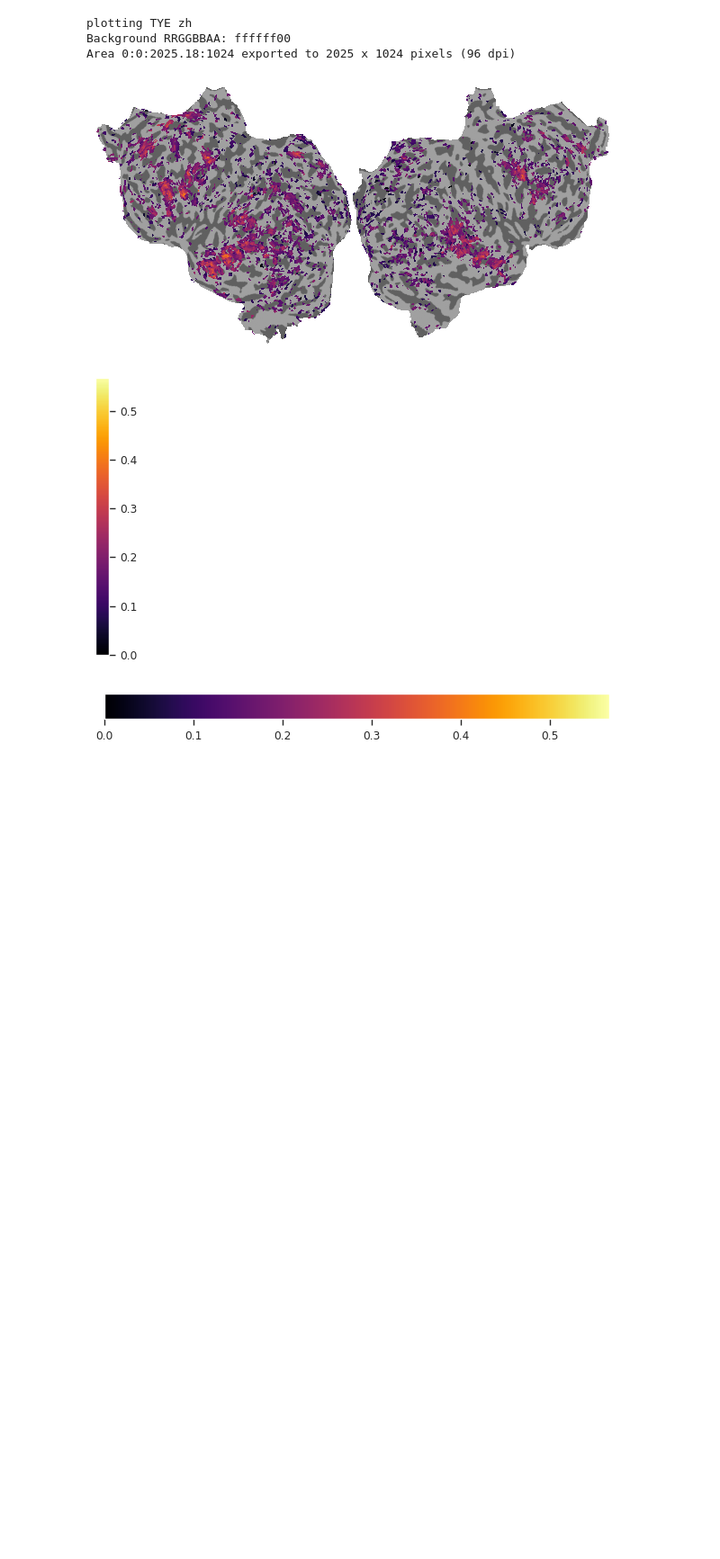
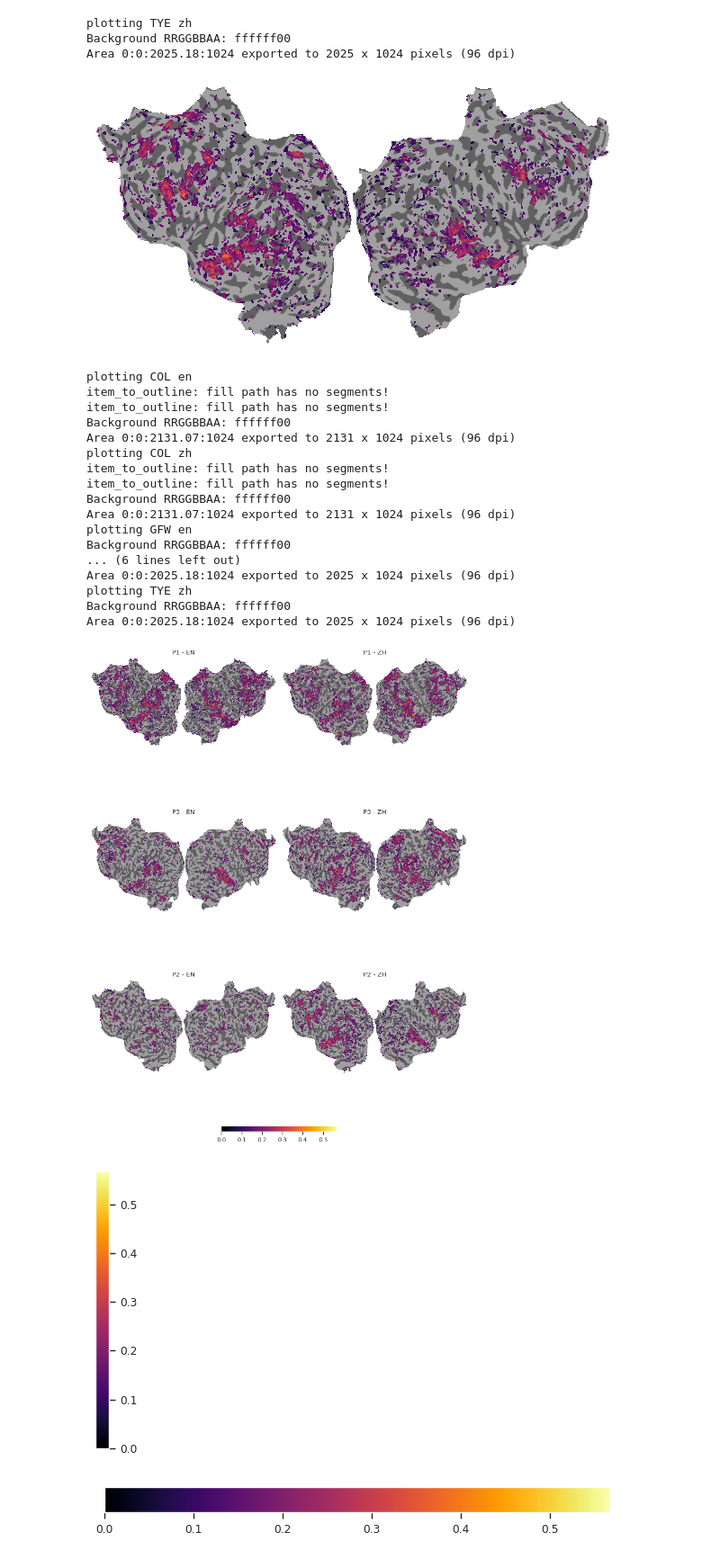
Before and after one commit to bramantyois/multilang_timescale, a Jupyter notebook: notebook/03_plots/01_timescale_pred_score.ipynb, the cells around one changed output. Shown at 90% size. Drawn from its saved outputs; the diff is of its cells as text; code cells hidden in the pictures; blank space fills up the shorter version.

```diff
--- a/notebook/03_plots/01_timescale_pred_score.ipynb
+++ b/notebook/03_plots/01_timescale_pred_score.ipynb
@@ -103,8 +104,8 @@ def get_stats(subject_id: str):
     zh_stat = get_valid_result(zh_stat, keyword, metric=result_metric, alpha=alpha)
 
     if result_metric == 'r2':
-        en_stat = np.maximum(0, np.sqrt(en_stat))
-        zh_stat = np.maximum(0, np.sqrt(zh_stat))
+        en_stat = np.sqrt(np.maximum(0, en_stat))
+        zh_stat = np.sqrt(np.maximum(0, zh_stat))
 
     return {
         'en': en_stat,
@@ -181,6 +228,76 @@ plotting TYE zh
 Background RRGGBBAA: ffffff00
 Area 0:0:2025.18:1024 exported to 2025 x 1024 pixels (96 dpi)
 [figure]
+# %%
+fig = plt.figure(figsize=figsize_dict['a4_portrait'])
+
+gs = fig.add_gridspec(4, 2, height_ratios=[1, 1, 1, 0.2])
+
+languages = ['en', 'zh']
+
+for i,id in enumerate(subject_ids):
+    surface_dict = get_surface_dict(id)
+    for j, lang in enumerate(languages):
+        print(f"plotting {id} {lang}")
+        score = stats[id][lang]
+
+        ax = fig.add_subplot(gs[i, j])
+
+        plot_simple_flatmap(
+            score,
+            surface_dict,
+            vmin=vmin,
+            vmax=vmax,
+            cmap='inferno',
+            ax = ax,
+        )
+        # write language on top middle
+        ax.set_title(f"{id_to_label[id]} - {lang.upper()}")
+
+        # write subject id if first column
+
+
+# now colorbar
+ax = fig.add_subplot(gs[-1, :])
+cax = ax.inset_axes([0.1, 0.1, 0.8, 0.8])
+
+cmap = plt.get_cmap('inferno')
+norm = plt.Normalize(vmin, vmax)
+
+sm = plt.cm.ScalarMappable(cmap=cmap, norm=norm)
+sm.set_array([])
+
+plt.colorbar(sm, ax=ax, orientation='horizontal', )
+
+ax.remove()
+# save images
+save_path=f".temp/image/{analysis_name}/pred_score_flatmap.png"
+
+if not os.path.exists(os.path.dirname(save_path)):
+    os.makedirs(os.path.dirname(save_path))
+
+plt.tight_layout()
+plt.savefig(save_path, dpi=300)
+plt.show()
+# %% [output]
+plotting COL en
+item_to_outline: fill path has no segments!
+item_to_outline: fill path has no segments!
+Background RRGGBBAA: ffffff00
+Area 0:0:2131.07:1024 exported to 2131 x 1024 pixels (96 dpi)
+plotting COL zh
+item_to_outline: fill path has no segments!
+item_to_outline: fill path has no segments!
+Background RRGGBBAA: ffffff00
+Area 0:0:2131.07:1024 exported to 2131 x 1024 pixels (96 dpi)
+plotting GFW en
+Background RRGGBBAA: ffffff00
+... (6 lines left out)
+Area 0:0:2025.18:1024 exported to 2025 x 1024 pixels (96 dpi)
+plotting TYE zh
+Background RRGGBBAA: ffffff00
+Area 0:0:2025.18:1024 exported to 2025 x 1024 pixels (96 dpi)
+[figure, added]
 # %%
 # plot cbar vertical
 fig, ax = plt.subplots(1, 1, figsize=figsize)
```
Also changed, not shown: parts of 3 cells of this notebook, 3 other files.
